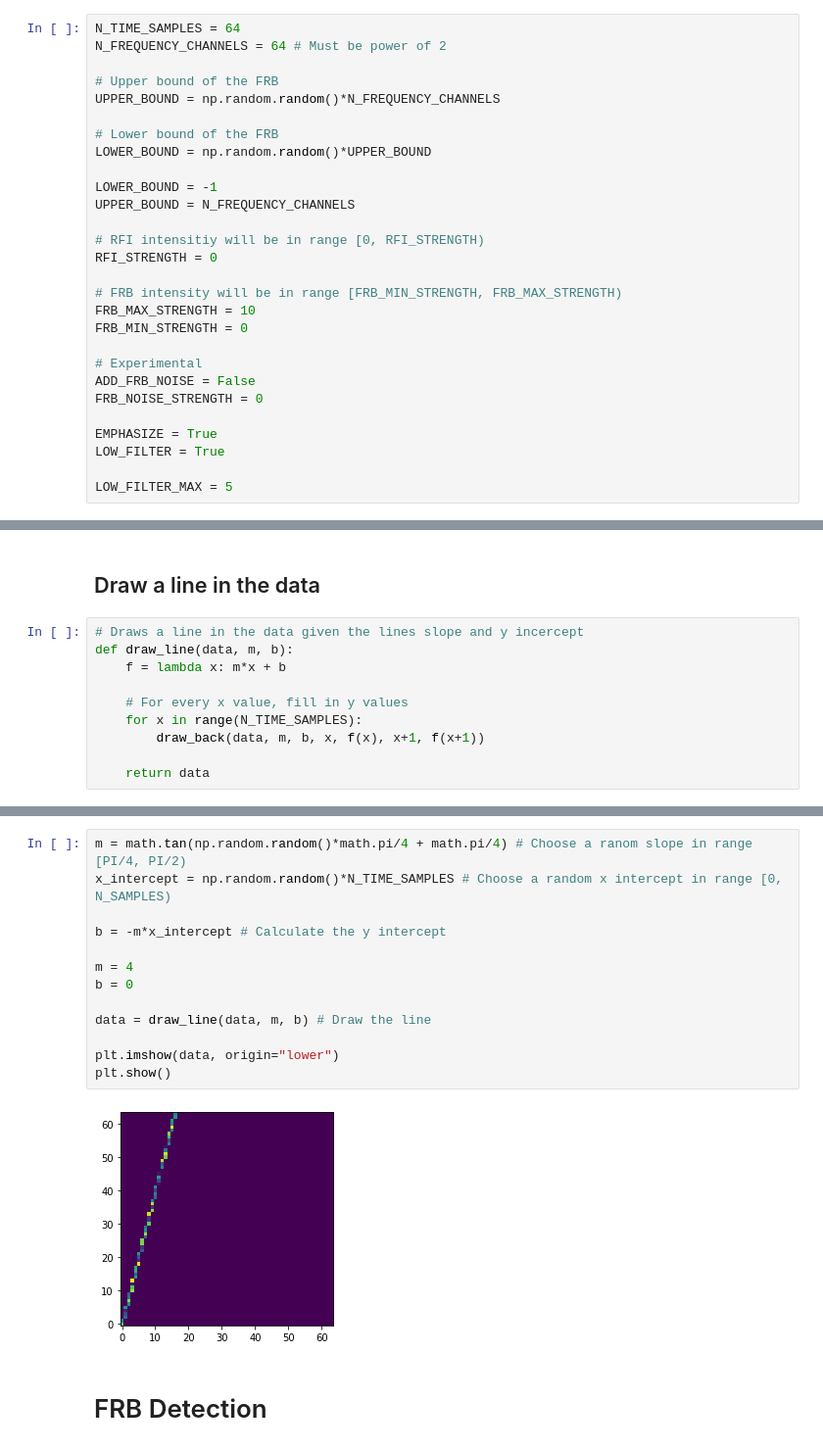
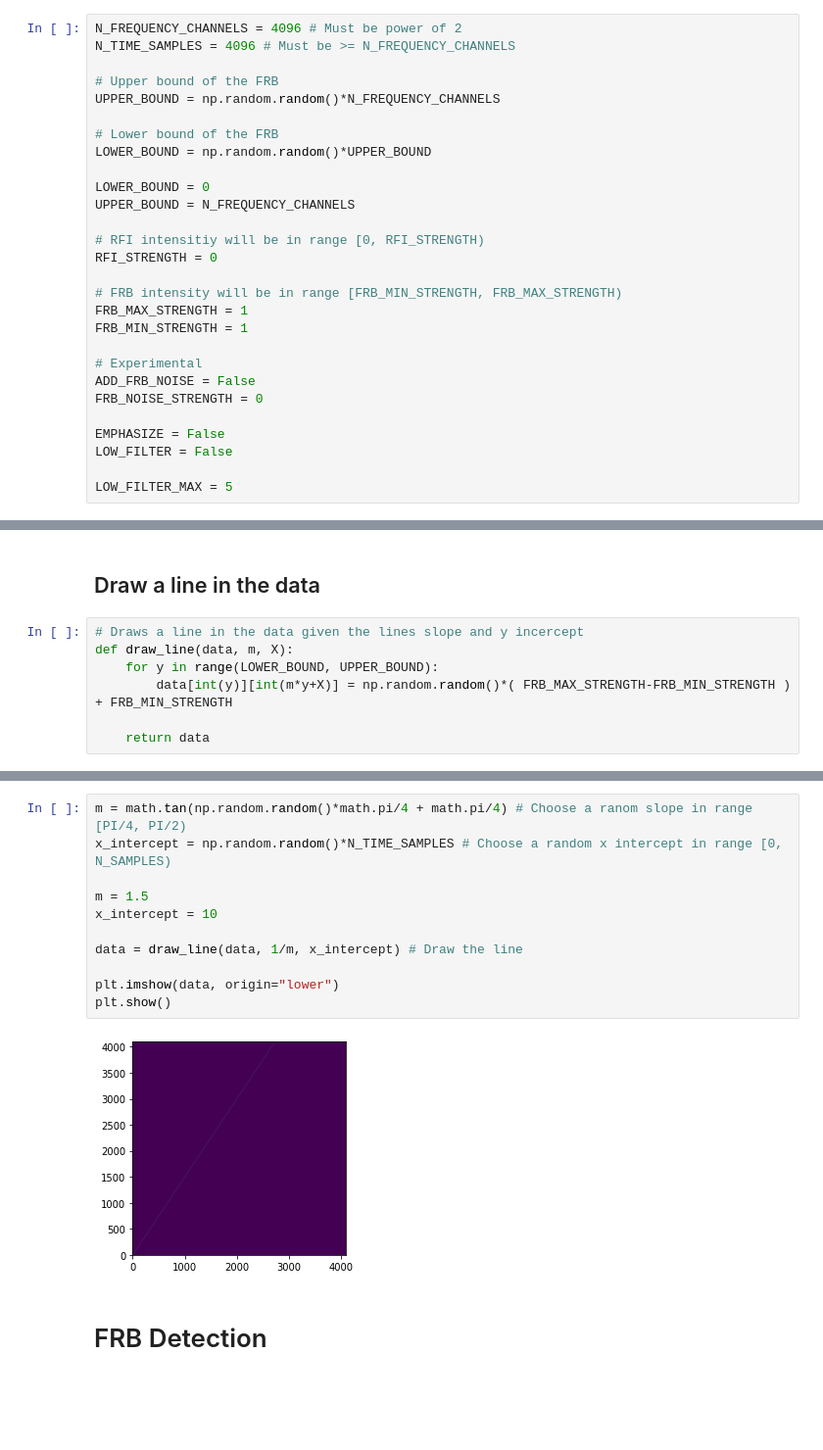
Before and after one commit to brandon-feder/BNL-FRB-Detection, a Jupyter notebook: generateData.ipynb, the cells around one changed output, grey strips where cells are left out. Shown at 98% size. Cells and saved outputs as stored; diff of their text form; blank space fills up the shorter version.

Commit message:
Worked on line detection

```diff
--- a/generateData.ipynb
+++ b/generateData.ipynb
@@ -6,8 +7,8 @@ import numpy as np
 import math
 import numba as nb
 # %%
-N_TIME_SAMPLES = 64
-N_FREQUENCY_CHANNELS = 64 # Must be power of 2
+N_FREQUENCY_CHANNELS = 4096 # Must be power of 2
+N_TIME_SAMPLES = 4096 # Must be >= N_FREQUENCY_CHANNELS
 
 # Upper bound of the FRB
 UPPER_BOUND = np.random.random()*N_FREQUENCY_CHANNELS
@@ -15,22 +16,22 @@ UPPER_BOUND = np.random.random()*N_FREQUENCY_CHANNELS
 # Lower bound of the FRB
 LOWER_BOUND = np.random.random()*UPPER_BOUND
 
-LOWER_BOUND = -1
+LOWER_BOUND = 0
 UPPER_BOUND = N_FREQUENCY_CHANNELS
 
 # RFI intensitiy will be in range [0, RFI_STRENGTH)
 RFI_STRENGTH = 0
 
 # FRB intensity will be in range [FRB_MIN_STRENGTH, FRB_MAX_STRENGTH)
-FRB_MAX_STRENGTH = 10
-FRB_MIN_STRENGTH = 0
+FRB_MAX_STRENGTH = 1
+FRB_MIN_STRENGTH = 1
 
 # Experimental
 ADD_FRB_NOISE = False
 FRB_NOISE_STRENGTH = 0
 
-EMPHASIZE = True
-LOW_FILTER = True
+EMPHASIZE = False
+LOW_FILTER = False
 
 LOW_FILTER_MAX = 5
 # %% [markdown]
@@ -47,11 +48,8 @@ plt.show()
 ## Draw a line in the data
 # %%
 # Draws a line in the data given the lines slope and y incercept
-def draw_line(data, m, b):
-    f = lambda x: m*x + b
-
-    # For every x value, fill in y values
-    for x in range(N_TIME_SAMPLES):
-        draw_back(data, m, b, x, f(x), x+1, f(x+1))
+def draw_line(data, m, X):
+    for y in range(LOWER_BOUND, UPPER_BOUND):
+        data[int(y)][int(m*y+X)] = np.random.random()*( FRB_MAX_STRENGTH-FRB_MIN_STRENGTH ) + FRB_MIN_STRENGTH
 
     return data
@@ -78,17 +56,15 @@ def draw_back(data, m, b, x0, y0, x1, y1):
 # %%
 m = math.tan(np.random.random()*math.pi/4 + math.pi/4) # Choose a ranom slope in range [PI/4, PI/2)
 x_intercept = np.random.random()*N_TIME_SAMPLES # Choose a random x intercept in range [0, N_SAMPLES)
 
-b = -m*x_intercept # Calculate the y intercept
+m = 1.5
+x_intercept = 10
 
-m = 4
-b = 0
-
-data = draw_line(data, m, b) # Draw the line
+data = draw_line(data, 1/m, x_intercept) # Draw the line
 
 plt.imshow(data, origin="lower")
 plt.show()
 # %% [output]
-[figure, old version]
+[figure, new version]
 # %% [markdown]
 # FRB Detection
```
Also changed, not shown: parts of 11 cells of this notebook.
